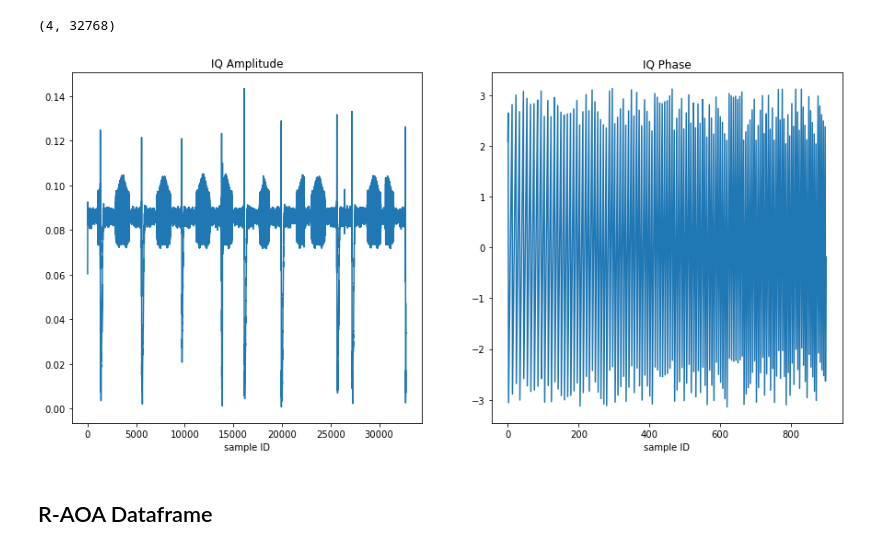
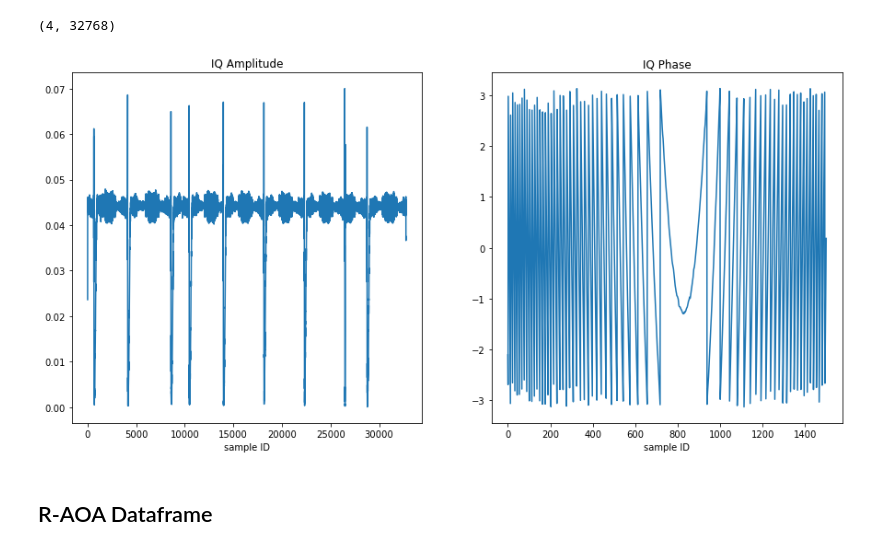
Before and after one commit to zdai257/DeepAOANet, a Jupyter notebook: myAOAnet.ipynb, the cells around one changed output. Saved outputs shown, nothing was run; the diff lists cells and outputs as text; code cells hidden in the pictures.

Commit message:
Visualized NLOS/LOS IQ data;attempt Optimizer/LR: yet not converging

```diff
--- a/myAOAnet.ipynb
+++ b/myAOAnet.ipynb
@@ -19,7 +19,7 @@ from sklearn.metrics import confusion_matrix, classification_report, mean_square
 # %% [markdown]
 ## IQ data visualization
 # %%
-iq_data0 = pd.read_csv(join('data_1606', 'iq_example', 'log_long.csv'), sep=',', header=0)
+iq_data0 = pd.read_csv(join('data_0107', 'iq_example', 'log_long.csv'), sep=',', header=0)
 # %%
 iq_data = iq_data0.drop(iq_data0.columns[[index for index in range(11)]], axis = 1, inplace = False)
 iq_data.shape
@@ -31,3 +28,6 @@ iq_data_np = iq_data.to_numpy()[sample_id, :]
+# %%
+sample_id = 14
+iq_data_np = iq_data.to_numpy()[sample_id, :]
 # %%
 iq_arr = iq_data_np.reshape(4, 32768, 2)
 # %%
@@ -56,14 +56,14 @@ iq_phase2.shape
 # %%
 fig ,ax = plt.subplots(1, 2,figsize=(15,7))
 ax[0].plot(iq_amp[chn, :])
 ax[0].set_title("IQ Amplitude")
 ax[0].set_xlabel("sample ID")
-ax[1].plot(iq_phase2[chn, 18800:19700])
+ax[1].plot(iq_phase2[chn, 11900:13400])
 ax[1].set_title("IQ Phase")
 ax[1].set_xlabel("sample ID")
 plt.show()
 # %% [output]
-[figure, old version]
+[figure, new version]
 # %% [markdown]
 ## R-AOA Dataframe
 # %%
```
Also changed, not shown: parts of 34 cells of this notebook, 1 other file.
